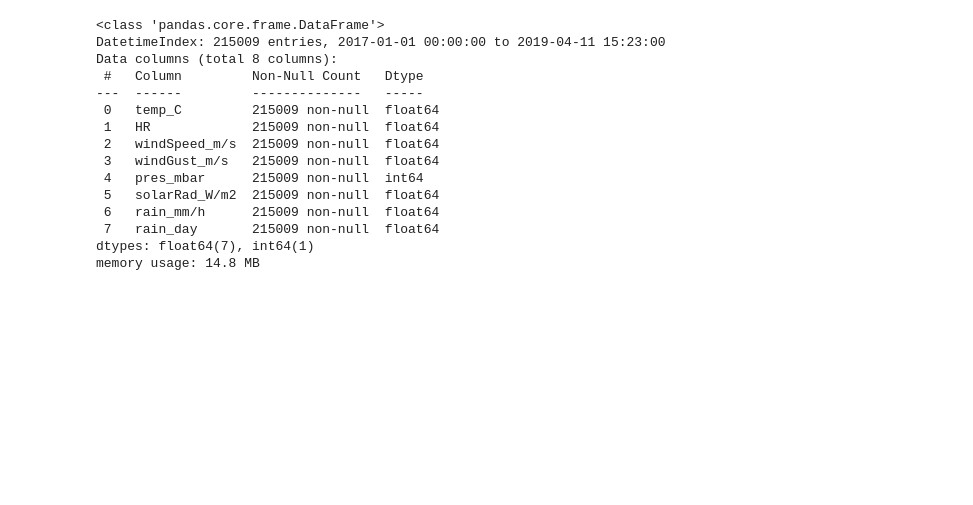
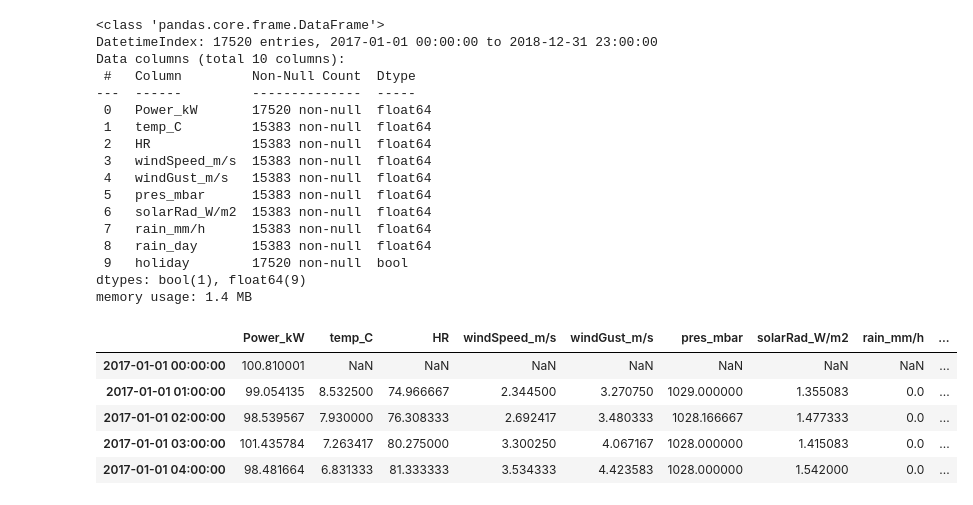
Before and after one commit to tobiasstegge/energy-services-project-py, a Jupyter notebook: notebooks/notebook.ipynb, the cells around one changed output. Drawn from its saved outputs; the diff is of its cells as text; code cells hidden in the pictures; blank space fills up the shorter version.

```diff
--- a/notebooks/notebook.ipynb
+++ b/notebooks/notebook.ipynb
@@ -6,26 +7,52 @@ from pandas import read_csv, to_datetime
 # %%
 holidays_data = read_csv('../data/holiday_17_18_19.csv - holiday_17_18_19.csv')
+holidays = list(to_datetime(holidays_data["Date"], format='%d.%m.%Y'))
 meteo_data = read_csv('../data/IST_meteo_data_2017_2018_2019.csv - IST_meteo_data_2017_2018_2019.csv')
 building_data_2017 = read_csv('../data/IST_South_Tower_2017_Ene_Cons.csv')
 building_data_2018 = read_csv('../data/IST_South_Tower_2018_Ene_Cons.csv')
+
+# set index
+meteo_data['yyyy-mm-dd hh:mm:ss'] = to_datetime(meteo_data['yyyy-mm-dd hh:mm:ss'], format='%Y-%m-%d %H:%M:%S')
+meteo_data = meteo_data.set_index('yyyy-mm-dd hh:mm:ss')
+building_data_2017['Date_start'] = to_datetime(building_data_2017['Date_start'], format='%d-%m-%Y %H:%M')
+building_data_2018['Date_start'] = to_datetime(building_data_2018['Date_start'], format='%d-%m-%Y %H:%M')
+building_data_2017 = building_data_2017.set_index('Date_start')
+building_data_2018 = building_data_2018.set_index('Date_start')
+building_data = concat([building_data_2017, building_data_2018])
+
+# resample data and combine into one dataframe
+meteo_data_resample = meteo_data.resample('H', closed='left', label='right')[
+    'temp_C', 'HR', 'windSpeed_m/s', 'windGust_m/s', 'pres_mbar',
+    'solarRad_W/m2', 'rain_mm/h'].mean()
+meteo_data_resample["rain_day"] = meteo_data.resample('H', closed='left', label='right')['rain_day'].max()
+df = building_data.join(meteo_data_resample)
+df['holiday'] = where(df.index.to_period('D').astype('datetime64[ns]').isin(holidays), True, False)
 # %%
-meteo_data['yyyy-mm-dd hh:mm:ss'] = to_datetime(meteo_data['yyyy-mm-dd hh:mm:ss'], format='%Y-%m-%d %H:%M:%S')
-meteo_data = meteo_data.set_index('yyyy-mm-dd hh:mm:ss')
+df.info()
+# %% [output]
+<class 'pandas.core.frame.DataFrame'>
+DatetimeIndex: 17520 entries, 2017-01-01 00:00:00 to 2018-12-31 23:00:00
+Data columns (total 10 columns):
+ #   Column         Non-Null Count  Dtype
+---  ------         --------------  -----
+ 0   Power_kW       17520 non-null  float64
+ 1   temp_C         15383 non-null  float64
+ 2   HR             15383 non-null  float64
+ 3   windSpeed_m/s  15383 non-null  float64
+ 4   windGust_m/s   15383 non-null  float64
+ 5   pres_mbar      15383 non-null  float64
+ 6   solarRad_W/m2  15383 non-null  float64
+ 7   rain_mm/h      15383 non-null  float64
+ 8   rain_day       15383 non-null  float64
+ 9   holiday        17520 non-null  bool
+dtypes: bool(1), float64(9)
+memory usage: 1.4 MB
 # %%
-meteo_data.info()
+df.head()
 # %% [output]
-<class 'pandas.core.frame.DataFrame'>
-DatetimeIndex: 215009 entries, 2017-01-01 00:00:00 to 2019-04-11 15:23:00
-Data columns (total 8 columns):
- #   Column         Non-Null Count   Dtype
----  ------         --------------   -----
- 0   temp_C         215009 non-null  float64
- 1   HR             215009 non-null  float64
- 2   windSpeed_m/s  215009 non-null  float64
- 3   windGust_m/s   215009 non-null  float64
- 4   pres_mbar      215009 non-null  int64
- 5   solarRad_W/m2  215009 non-null  float64
- 6   rain_mm/h      215009 non-null  float64
- 7   rain_day       215009 non-null  float64
-dtypes: float64(7), int64(1)
-memory usage: 14.8 MB
+|  | Power_kW | temp_C | HR | windSpeed_m/s | windGust_m/s | pres_mbar | solarRad_W/m2 | rain_mm/h | ... |
+| 2017-01-01 00:00:00 | 100.810001 | NaN | NaN | NaN | NaN | NaN | NaN | NaN | ... |
+| 2017-01-01 01:00:00 | 99.054135 | 8.532500 | 74.966667 | 2.344500 | 3.270750 | 1029.000000 | 1.355083 | 0.0 | ... |
+| 2017-01-01 02:00:00 | 98.539567 | 7.930000 | 76.308333 | 2.692417 | 3.480333 | 1028.166667 | 1.477333 | 0.0 | ... |
+| 2017-01-01 03:00:00 | 101.435784 | 7.263417 | 80.275000 | 3.300250 | 4.067167 | 1028.000000 | 1.415083 | 0.0 | ... |
+| 2017-01-01 04:00:00 | 98.481664 | 6.831333 | 81.333333 | 3.534333 | 4.423583 | 1028.000000 | 1.542000 | 0.0 | ... |
```
Also changed, not shown: parts of 2 cells of this notebook, 4 other files.
